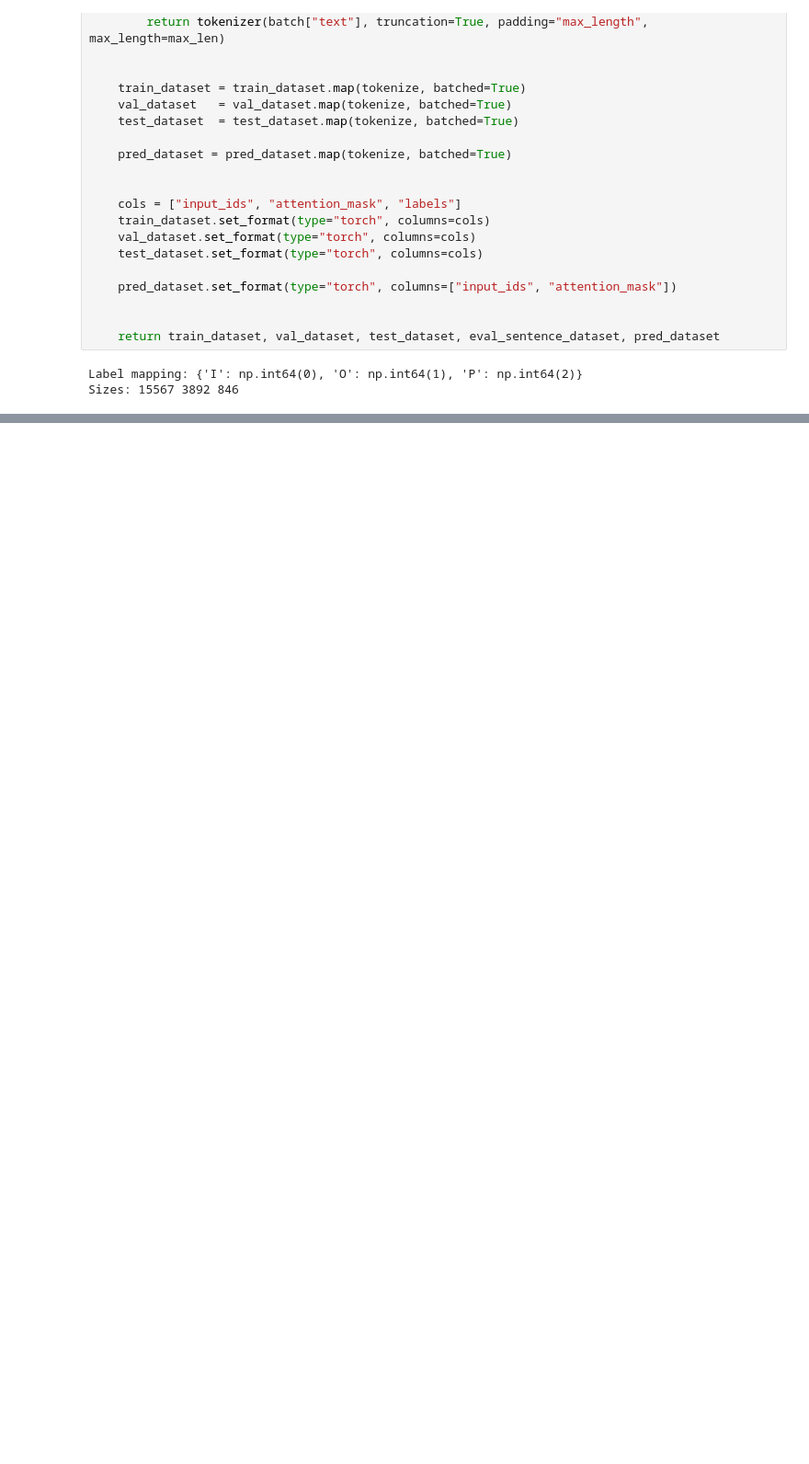
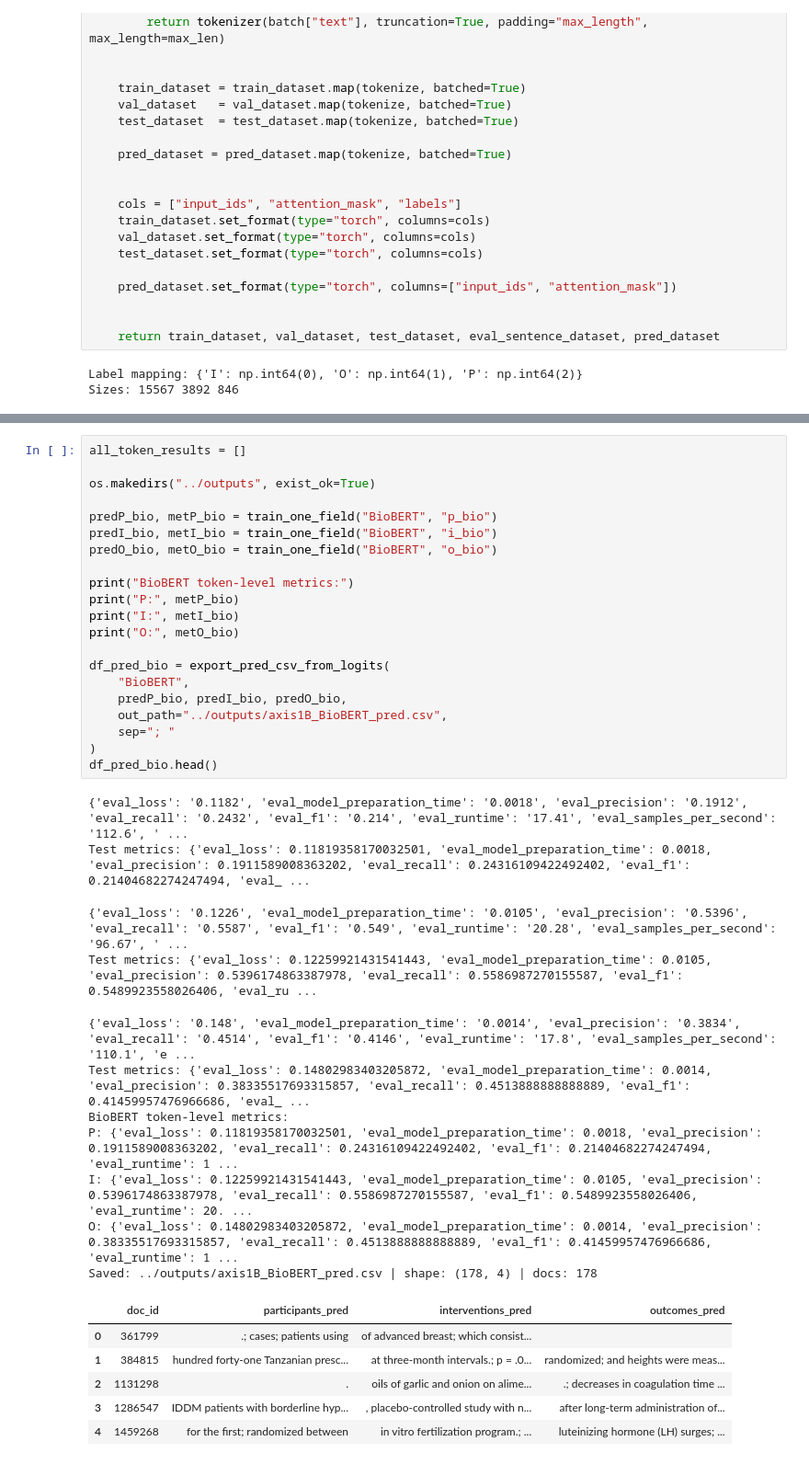
Before and after one commit to SBL-97/AITA-Group37-Task2, a Jupyter notebook: notebooks/03_axis1B_LLM_BASED.ipynb, the cells around one changed output, grey strips where cells are left out. Shown at 92% size. Drawn from its saved outputs; the diff is of its cells as text; blank space fills up the shorter version.

```diff
--- a/notebooks/03_axis1B_LLM_BASED.ipynb
+++ b/notebooks/03_axis1B_LLM_BASED.ipynb
@@ -943,0 +802,39 @@ There were unexpected keys in the checkpoint model loaded: ['bert.embeddings.Lay
+# %%
+all_token_results = []
+
+os.makedirs("../outputs", exist_ok=True)
+
+predP_bio, metP_bio = train_one_field("BioBERT", "p_bio")
+predI_bio, metI_bio = train_one_field("BioBERT", "i_bio")
+predO_bio, metO_bio = train_one_field("BioBERT", "o_bio")
+
+print("BioBERT token-level metrics:")
+print("P:", metP_bio)
+print("I:", metI_bio)
+print("O:", metO_bio)
+
+df_pred_bio = export_pred_csv_from_logits(
+    "BioBERT",
+    predP_bio, predI_bio, predO_bio,
+    out_path="../outputs/axis1B_BioBERT_pred.csv",
+    sep="; "
+)
+df_pred_bio.head()
+# %% [output]
+{'eval_loss': '0.1182', 'eval_model_preparation_time': '0.0018', 'eval_precision': '0.1912', 'eval_recall': '0.2432', 'eval_f1': '0.214', 'eval_runtime': '17.41', 'eval_samples_per_second': '112.6', ' ...
+Test metrics: {'eval_loss': 0.11819358170032501, 'eval_model_preparation_time': 0.0018, 'eval_precision': 0.1911589008363202, 'eval_recall': 0.24316109422492402, 'eval_f1': 0.21404682274247494, 'eval_ ...
+{'eval_loss': '0.1226', 'eval_model_preparation_time': '0.0105', 'eval_precision': '0.5396', 'eval_recall': '0.5587', 'eval_f1': '0.549', 'eval_runtime': '20.28', 'eval_samples_per_second': '96.67', ' ...
+Test metrics: {'eval_loss': 0.12259921431541443, 'eval_model_preparation_time': 0.0105, 'eval_precision': 0.5396174863387978, 'eval_recall': 0.5586987270155587, 'eval_f1': 0.5489923558026406, 'eval_ru ...
+{'eval_loss': '0.148', 'eval_model_preparation_time': '0.0014', 'eval_precision': '0.3834', 'eval_recall': '0.4514', 'eval_f1': '0.4146', 'eval_runtime': '17.8', 'eval_samples_per_second': '110.1', 'e ...
+Test metrics: {'eval_loss': 0.14802983403205872, 'eval_model_preparation_time': 0.0014, 'eval_precision': 0.38335517693315857, 'eval_recall': 0.4513888888888889, 'eval_f1': 0.41459957476966686, 'eval_ ...
+BioBERT token-level metrics:
+P: {'eval_loss': 0.11819358170032501, 'eval_model_preparation_time': 0.0018, 'eval_precision': 0.1911589008363202, 'eval_recall': 0.24316109422492402, 'eval_f1': 0.21404682274247494, 'eval_runtime': 1 ...
+I: {'eval_loss': 0.12259921431541443, 'eval_model_preparation_time': 0.0105, 'eval_precision': 0.5396174863387978, 'eval_recall': 0.5586987270155587, 'eval_f1': 0.5489923558026406, 'eval_runtime': 20. ...
+O: {'eval_loss': 0.14802983403205872, 'eval_model_preparation_time': 0.0014, 'eval_precision': 0.38335517693315857, 'eval_recall': 0.4513888888888889, 'eval_f1': 0.41459957476966686, 'eval_runtime': 1 ...
+Saved: ../outputs/axis1B_BioBERT_pred.csv | shape: (178, 4) | docs: 178
+|  | doc_id | participants_pred | interventions_pred | outcomes_pred |
+| 0 | 361799 | .; cases; patients using | of advanced breast; which consist... |  |
+| 1 | 384815 | hundred forty-one Tanzanian presc... | at three-month intervals.; p = .0... | randomized; and heights were meas... |
+| 2 | 1131298 | . | oils of garlic and onion on alime... | .; decreases in coagulation time ... |
+| 3 | 1286547 | IDDM patients with borderline hyp... | , placebo-controlled study with n... | after long-term administration of... |
+| 4 | 1459268 | for the first; randomized between | in vitro fertilization program.; ... | luteinizing hormone (LH) surges; ... |
```
Also changed, not shown: parts of 21 cells of this notebook, 3 other files.
